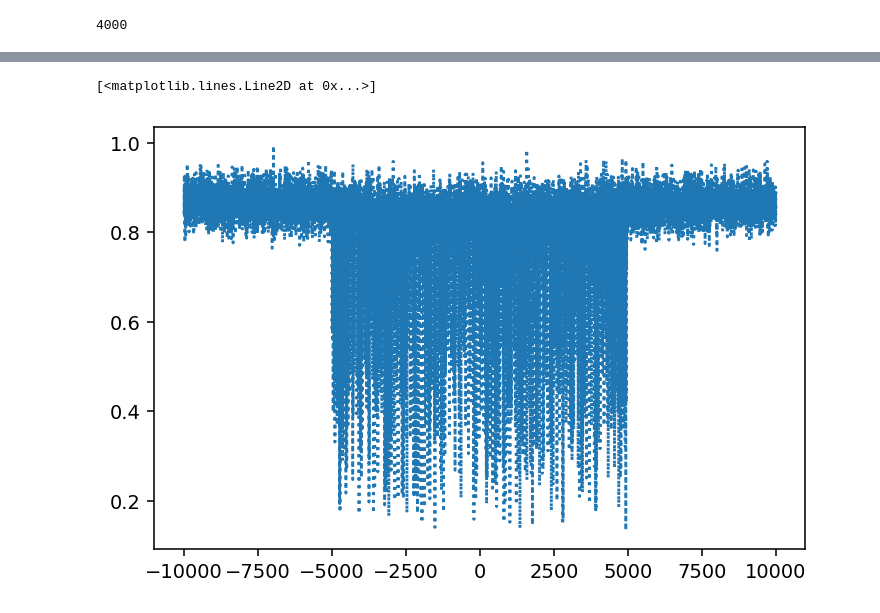
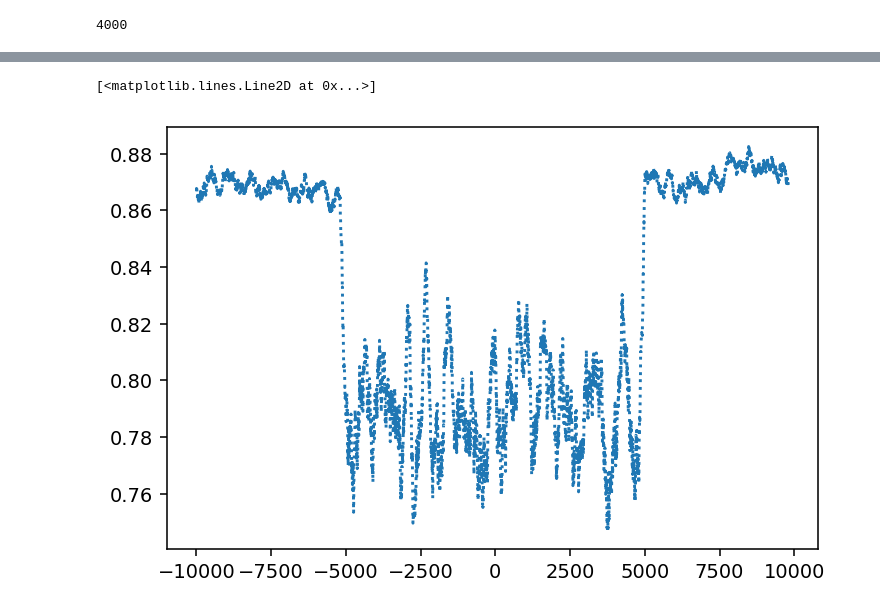
Before and after one commit to adityagoel4512/Spectral-normalized-Neural-Gaussian-Process-PyTorch, a Jupyter notebook: sngp.ipynb, the cells around one changed output, grey strips where cells are left out. Drawn from its saved outputs; the diff is of its cells as text; code cells hidden in the pictures.

```diff
--- a/sngp.ipynb
+++ b/sngp.ipynb
@@ -515,5 +516,5 @@ _ = plt.title("Predictions")
 # %%
-plt.plot(X[::10], variances[::10], linestyle='dotted')
+plt.plot(X[::10][:-99], np.convolve(variances[::10], np.ones(100)/100, mode='valid'), linestyle='dotted')
 # %% [output]
 [<matplotlib.lines.Line2D at 0x...>]
-[figure, old version]
+[figure, new version]
```
Also changed, not shown: parts of 24 cells of this notebook.
